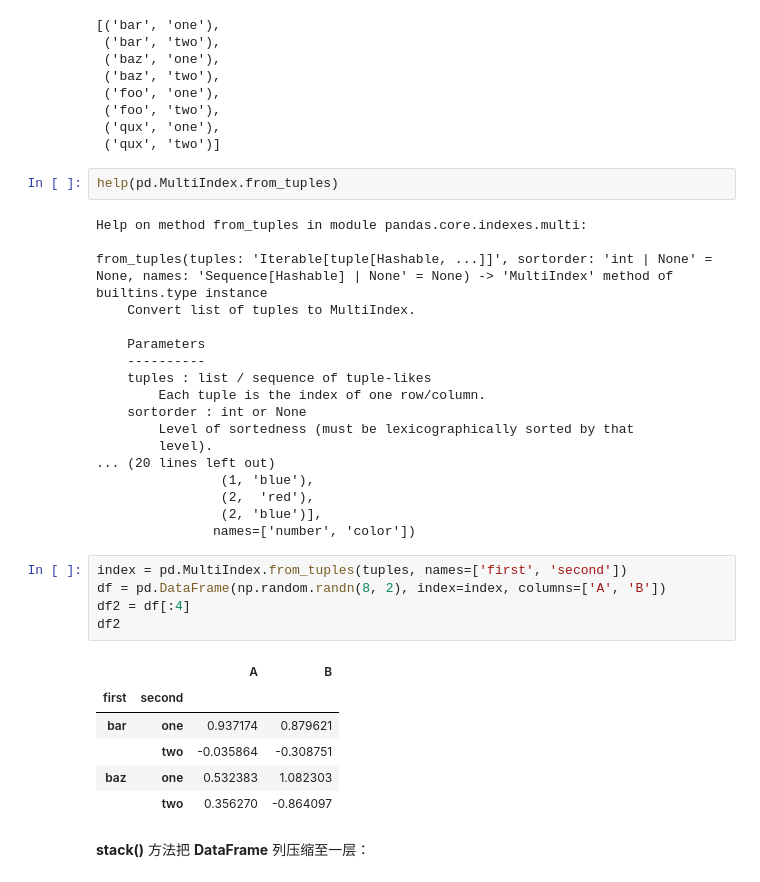
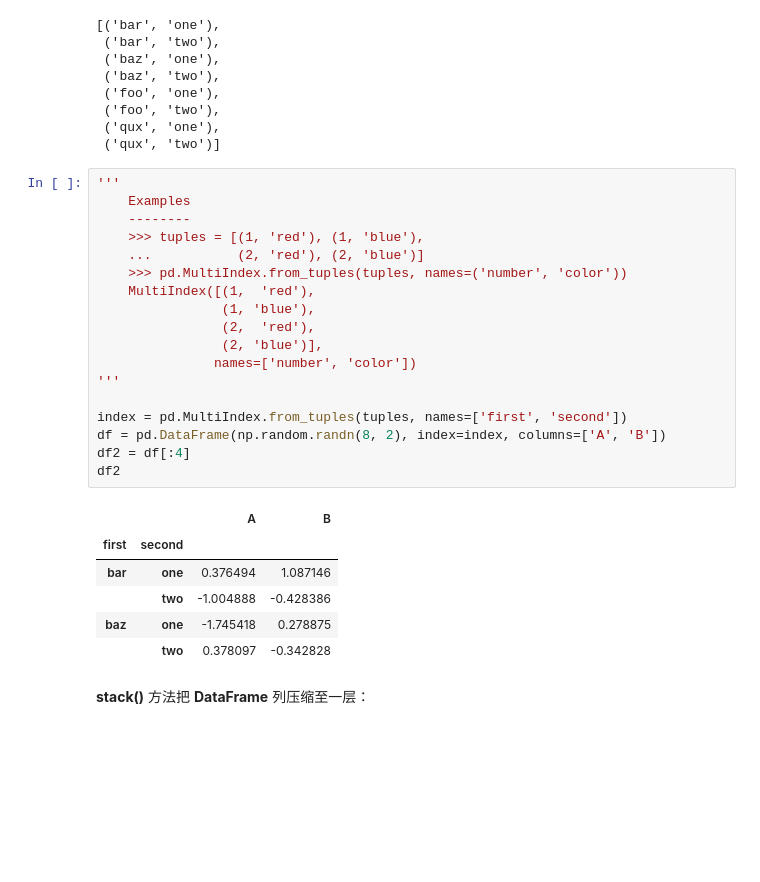
Before and after one commit to LuYF-Lemon-love/susu-python-packages-notes, a Jupyter notebook: learn_pandas.ipynb, the cells around one changed output. Drawn from its saved outputs; the diff is of its cells as text; blank space fills up the shorter version.

```diff
--- a/learn_pandas.ipynb
+++ b/learn_pandas.ipynb
@@ -892,37 +894,30 @@ tuples
  ('foo', 'two'),
  ('qux', 'one'),
  ('qux', 'two')]
-# %%
-help(pd.MultiIndex.from_tuples)
-# %% [output]
-Help on method from_tuples in module pandas.core.indexes.multi:
-
-from_tuples(tuples: 'Iterable[tuple[Hashable, ...]]', sortorder: 'int | None' = None, names: 'Sequence[Hashable] | None' = None) -> 'MultiIndex' method of builtins.type instance
-    Convert list of tuples to MultiIndex.
-
-    Parameters
-    ----------
-    tuples : list / sequence of tuple-likes
-        Each tuple is the index of one row/column.
-    sortorder : int or None
-        Level of sortedness (must be lexicographically sorted by that
-        level).
-... (20 lines left out)
-                (1, 'blue'),
-                (2,  'red'),
-                (2, 'blue')],
-               names=['number', 'color'])
 # %%
+'''
+    Examples
+    --------
+    >>> tuples = [(1, 'red'), (1, 'blue'),
+    ...           (2, 'red'), (2, 'blue')]
+    >>> pd.MultiIndex.from_tuples(tuples, names=('number', 'color'))
+    MultiIndex([(1,  'red'),
+                (1, 'blue'),
+                (2,  'red'),
+                (2, 'blue')],
+               names=['number', 'color'])
+'''
+
 index = pd.MultiIndex.from_tuples(tuples, names=['first', 'second'])
 df = pd.DataFrame(np.random.randn(8, 2), index=index, columns=['A', 'B'])
 df2 = df[:4]
 df2
 # %% [output]
 |  |  | A | B |
 | first | second |  |  |
-| bar | one | 0.937174 | 0.879621 |
-|  | two | -0.035864 | -0.308751 |
-| baz | one | 0.532383 | 1.082303 |
-|  | two | 0.356270 | -0.864097 |
+| bar | one | 0.376494 | 1.087146 |
+|  | two | -1.004888 | -0.428386 |
+| baz | one | -1.745418 | 0.278875 |
+|  | two | 0.378097 | -0.342828 |
 # %% [markdown]
 **stack()** 方法把 **DataFrame** 列压缩至一层：
```
Also changed, not shown: parts of 74 cells of this notebook.
